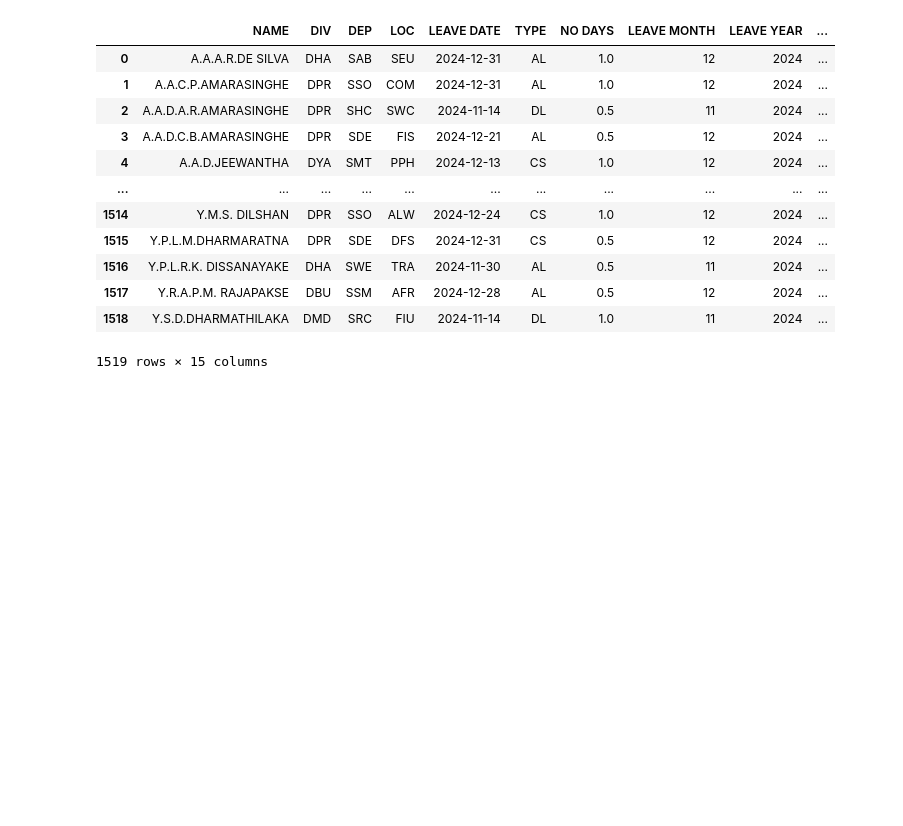
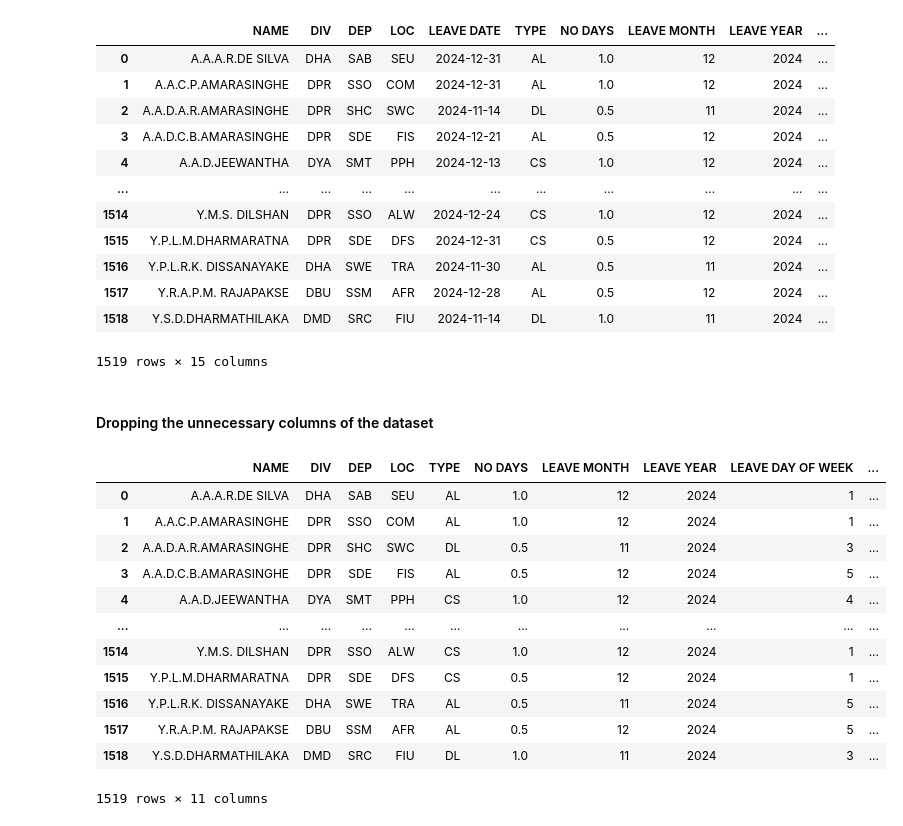
Before and after one commit to YERAN0105/Employee-Leave-Prediction, a Jupyter notebook: notebooks/mt2.ipynb, the cells around one changed output. Cells and saved outputs as stored; diff of their text form; code cells hidden in the pictures; blank space fills up the shorter version.

Commit message:
dropping unnecessary columns and remaining only the column which is required to predict using the model

```diff
--- a/notebooks/mt2.ipynb
+++ b/notebooks/mt2.ipynb
@@ -427,3 +427,22 @@ df
 | 1517 | Y.R.A.P.M. RAJAPAKSE | DBU | SSM | AFR | 2024-12-28 | AL | 0.5 | 12 | 2024 | ... |
 | 1518 | Y.S.D.DHARMATHILAKA | DMD | SRC | FIU | 2024-11-14 | DL | 1.0 | 11 | 2024 | ... |
 1519 rows × 15 columns
+# %% [markdown]
+#### Dropping the unnecessary columns of the dataset
+# %%
+df = df.drop(columns=['LEAVE DATE', 'PREV LEAVE DATE', 'NEXT LEAVE DATE', 'DAYS UNTIL NEXT LEAVE'])
+df
+# %% [output]
+|  | NAME | DIV | DEP | LOC | TYPE | NO DAYS | LEAVE MONTH | LEAVE YEAR | LEAVE DAY OF WEEK | ... |
+| 0 | A.A.A.R.DE SILVA | DHA | SAB | SEU | AL | 1.0 | 12 | 2024 | 1 | ... |
+| 1 | A.A.C.P.AMARASINGHE | DPR | SSO | COM | AL | 1.0 | 12 | 2024 | 1 | ... |
+| 2 | A.A.D.A.R.AMARASINGHE | DPR | SHC | SWC | DL | 0.5 | 11 | 2024 | 3 | ... |
+| 3 | A.A.D.C.B.AMARASINGHE | DPR | SDE | FIS | AL | 0.5 | 12 | 2024 | 5 | ... |
+| 4 | A.A.D.JEEWANTHA | DYA | SMT | PPH | CS | 1.0 | 12 | 2024 | 4 | ... |
+| ... | ... | ... | ... | ... | ... | ... | ... | ... | ... | ... |
+| 1514 | Y.M.S. DILSHAN | DPR | SSO | ALW | CS | 1.0 | 12 | 2024 | 1 | ... |
+| 1515 | Y.P.L.M.DHARMARATNA | DPR | SDE | DFS | CS | 0.5 | 12 | 2024 | 1 | ... |
+| 1516 | Y.P.L.R.K. DISSANAYAKE | DHA | SWE | TRA | AL | 0.5 | 11 | 2024 | 5 | ... |
+| 1517 | Y.R.A.P.M. RAJAPAKSE | DBU | SSM | AFR | AL | 0.5 | 12 | 2024 | 5 | ... |
+| 1518 | Y.S.D.DHARMATHILAKA | DMD | SRC | FIU | DL | 1.0 | 11 | 2024 | 3 | ... |
+1519 rows × 11 columns
```
